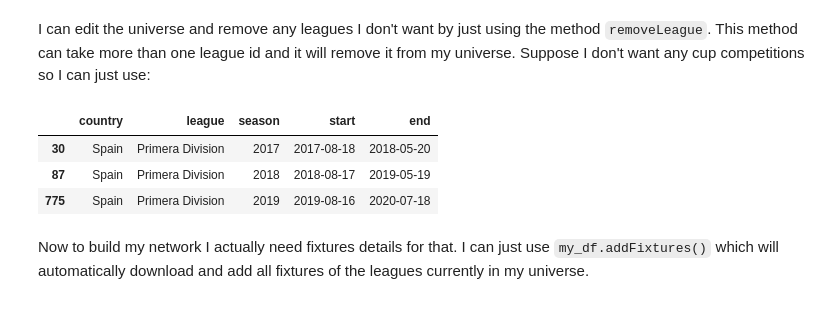
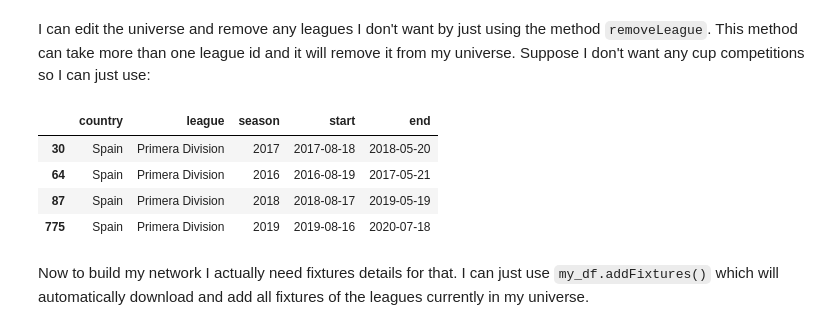
Before and after one commit to bm1125/fifa, a Jupyter notebook: Football Predictions.ipynb, the cells around one changed output. Saved outputs shown, nothing was run; the diff lists cells and outputs as text; code cells hidden in the pictures.

```diff
--- a/Football Predictions.ipynb
+++ b/Football Predictions.ipynb
@@ -52,11 +52,12 @@ I can edit the universe and remove any leagues I don't want by just using the me
 take more than one league id and it will remove it from my universe. Suppose I don't want any cup competitions so
 I can just use:
 # %%
-my_df.removeLeague(735,734,733,732,731,730,64)
+my_df.removeLeague(735,734,733,732,731,730)
 my_df.LeaguesDF()
 # %% [output]
 |  | country | league | season | start | end |
 | 30 | Spain | Primera Division | 2017 | 2017-08-18 | 2018-05-20 |
+| 64 | Spain | Primera Division | 2016 | 2016-08-19 | 2017-05-21 |
 | 87 | Spain | Primera Division | 2018 | 2018-08-17 | 2019-05-19 |
 | 775 | Spain | Primera Division | 2019 | 2019-08-16 | 2020-07-18 |
 # %% [markdown]
```
Also changed, not shown: parts of 27 cells of this notebook.
